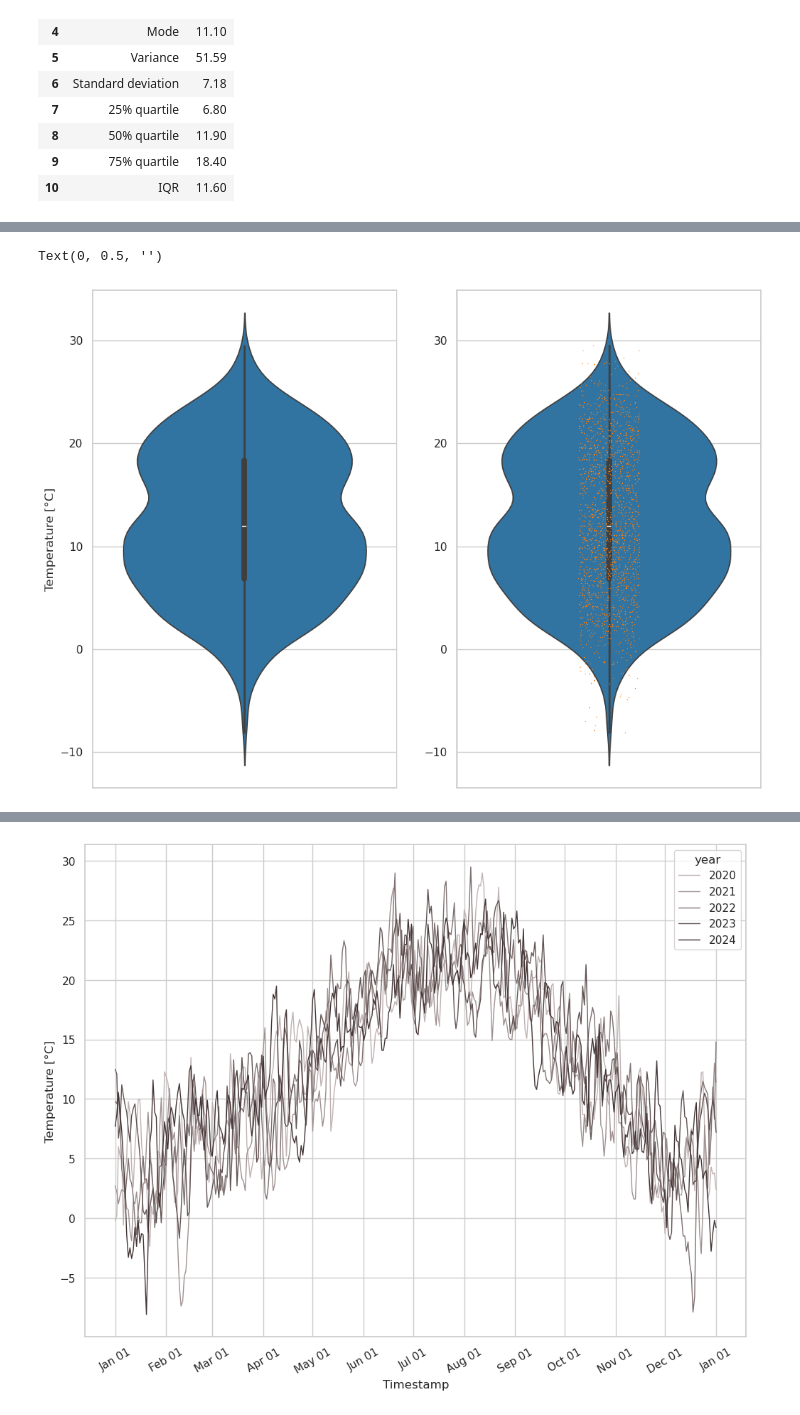
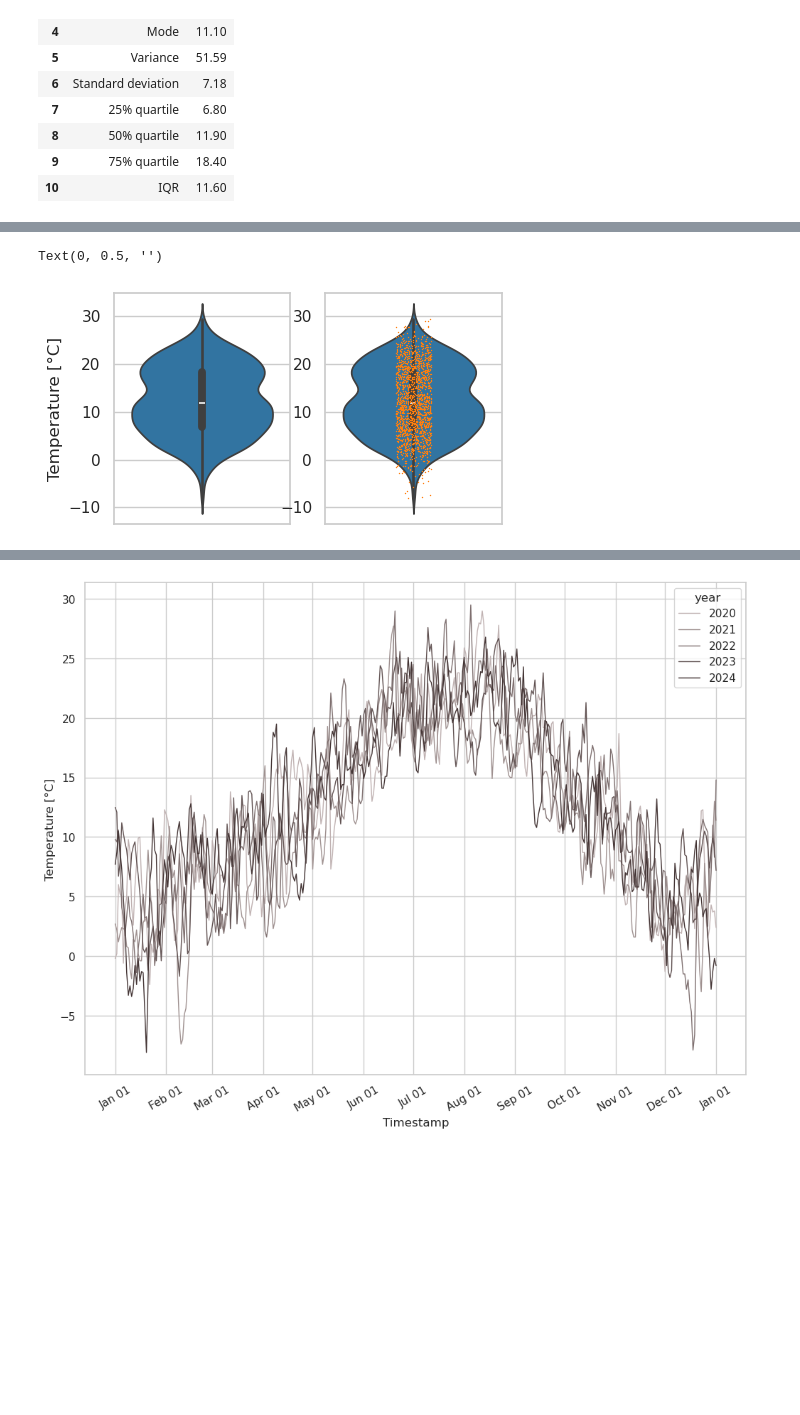
Before and after one commit to IUstudentAnna/explorative_data_analysis, a Jupyter notebook: explorative_data_analysis.ipynb, the cells around one changed output, grey strips where cells are left out. Drawn from its saved outputs; the diff is of its cells as text; code cells hidden in the pictures; blank space fills up the shorter version.

```diff
--- a/explorative_data_analysis.ipynb
+++ b/explorative_data_analysis.ipynb
@@ -96,18 +109,18 @@ Text(0, 0.5, '')
 # %%
-fig = plt.figure(figsize=(12,9))
+fig = plt.figure(figsize=(5,3))
 ax1 =fig.add_subplot(121)
 # violin plot
 sns.violinplot(y="temperature_Celsius", data=df, ax=ax1)
 plt.ylabel("Temperature [°C]")
 
 # violin plot with strip chart
 ax2=fig.add_subplot(122)
 sns.violinplot(y="temperature_Celsius", data=df, ax=ax2)
 sns.stripplot(y="temperature_Celsius", data=df, size=1, ax=ax2)
 plt.ylabel(None)
 # %% [output]
 Text(0, 0.5, '')
-[figure, old version]
+[figure, new version]
 # %%
 # line plot
 plt.figure(figsize=(12,9))
```
Also changed, not shown: parts of 9 cells of this notebook.
